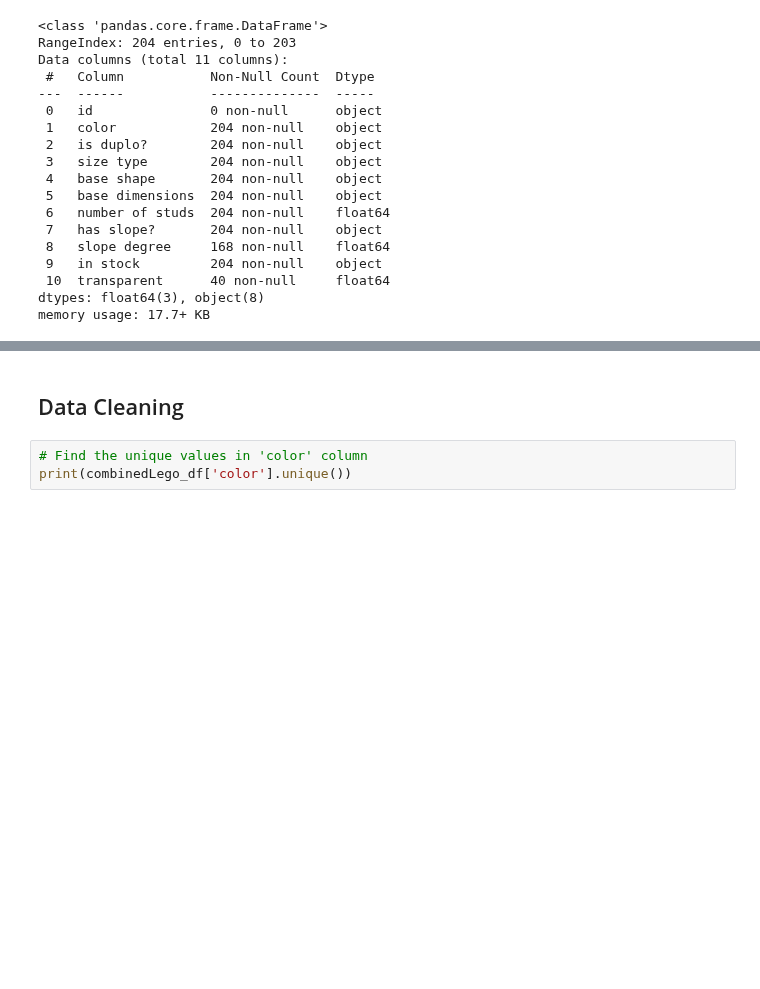
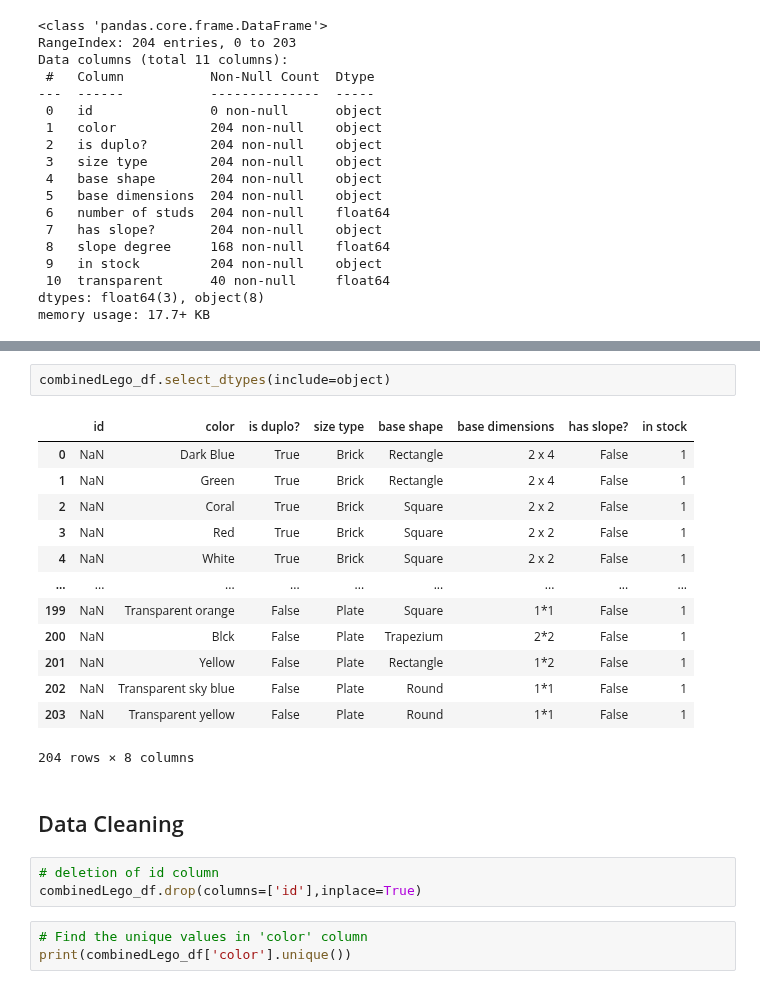
Before and after one commit to StefanFSmid/ASDA_2025_Group_3_Porfolio, a Jupyter notebook: notebooks/week_03_group_3_notebook.ipynb, the cells around one changed output, grey strips where cells are left out. Cells and saved outputs as stored; diff of their text form; blank space fills up the shorter version.

```diff
--- a/notebooks/week_03_group_3_notebook.ipynb
+++ b/notebooks/week_03_group_3_notebook.ipynb
@@ -64,5 +79,24 @@ memory usage: 17.7+ KB
+# %%
+combinedLego_df.select_dtypes(include=object)
+# %% [output]
+|  | id | color | is duplo? | size type | base shape | base dimensions | has slope? | in stock |
+| 0 | NaN | Dark Blue | True | Brick | Rectangle | 2 x 4 | False | 1 |
+| 1 | NaN | Green | True | Brick | Rectangle | 2 x 4 | False | 1 |
+| 2 | NaN | Coral | True | Brick | Square | 2 x 2 | False | 1 |
+| 3 | NaN | Red | True | Brick | Square | 2 x 2 | False | 1 |
+| 4 | NaN | White | True | Brick | Square | 2 x 2 | False | 1 |
+| ... | ... | ... | ... | ... | ... | ... | ... | ... |
+| 199 | NaN | Transparent orange | False | Plate | Square | 1*1 | False | 1 |
+| 200 | NaN | Blck | False | Plate | Trapezium | 2*2 | False | 1 |
+| 201 | NaN | Yellow | False | Plate | Rectangle | 1*2 | False | 1 |
+| 202 | NaN | Transparent sky blue | False | Plate | Round | 1*1 | False | 1 |
+| 203 | NaN | Transparent yellow | False | Plate | Round | 1*1 | False | 1 |
+204 rows × 8 columns
 # %% [markdown]
 ## Data Cleaning
+# %%
+# deletion of id column
+combinedLego_df.drop(columns=['id'],inplace=True)
 # %%
 # Find the unique values in 'color' column
 print(combinedLego_df['color'].unique())
```
Also changed, not shown: parts of 19 cells of this notebook, 1 other file.
